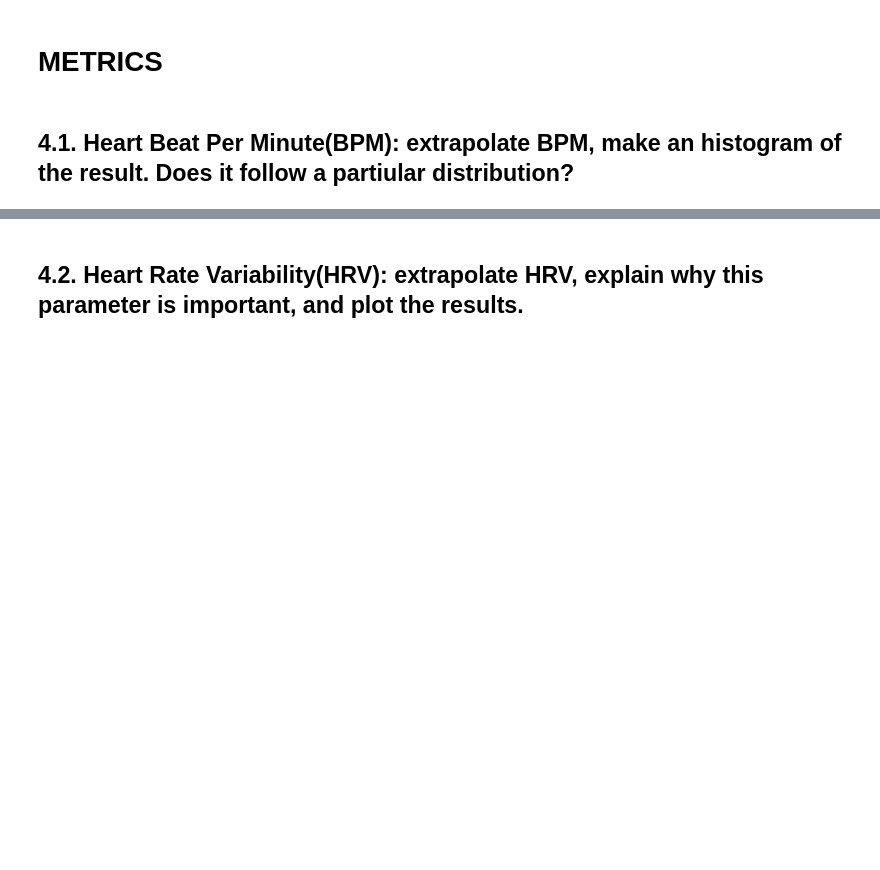
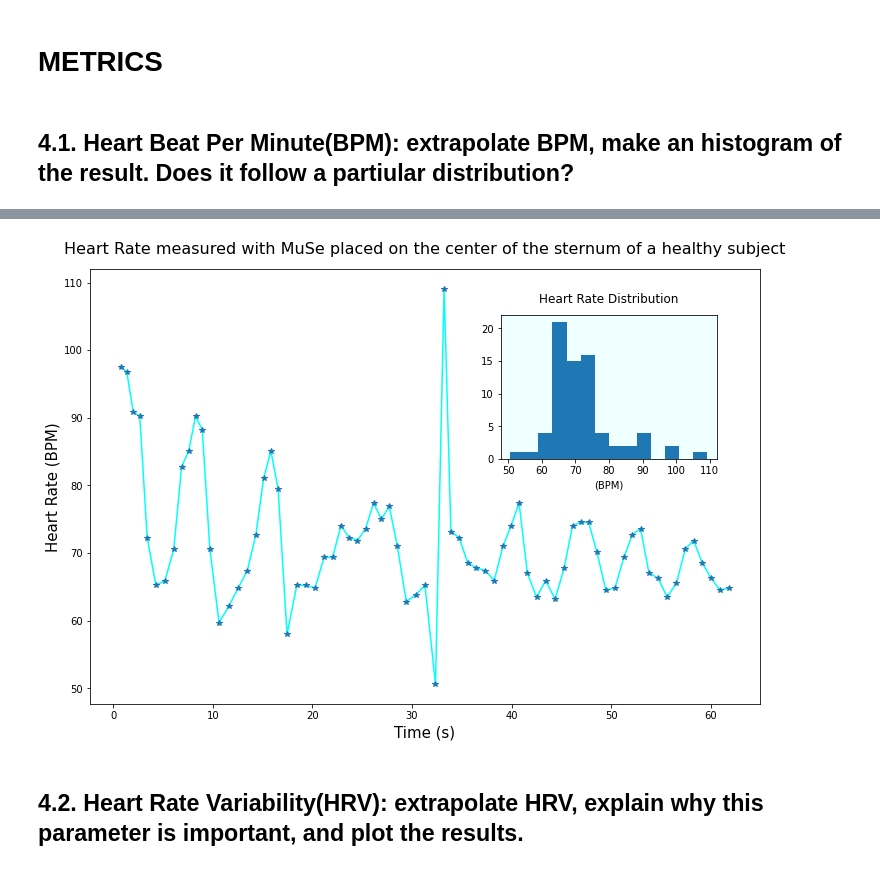
Before and after one commit to AleCapoPhys/HeartRateEstimation, a Jupyter notebook: Project_Clean_data.ipynb, the cells around one changed output, grey strips where cells are left out. Cells and saved outputs as stored; diff of their text form; code cells hidden in the pictures; blank space fills up the shorter version.

```diff
--- a/Project_Clean_data.ipynb
+++ b/Project_Clean_data.ipynb
@@ -663,3 +693,47 @@ for i in FFTs:
+# %%
+# We should filter the points that are valuable and estimate the periodicity between peaks
+# we said highest possible frequency = 120bpm, therefore it is only reasonable
+# that there is a peak at least every 1/120*60 seconds = 0.5s
+
+# This function does the same the find_peaks did automatically with the distance, i didnt know it did that at the time :D
+def time_frame(t, a, b):
+    # break if it is out of bounds of time
+    if b > (len(t)-1): return 0, 0
+    measure = (t[b] - t[a])
+    if measure > 0.5:
+        return measure, b
+    else:
+        b += 1
+        return time_frame(t, a, b)
+
+periodicity = []
+time_beat = []
+b = 0
+for i in range(len(time_PC2)):
+    if i == b:
+        p, b = time_frame(time_PC2, i, (i+1))
+        periodicity.append(p)
+        time_beat.append((time_PC2[b]+time_PC2[i])/2)
+periodicity.pop()
+time_beat.pop()
+# Heart beat frequency is the inverse of the periodicity time
+HB_values = 1/np.array(periodicity)*60
+#print(HB_values, np.array(time_beat))
+# %%
+#empty cell, do not delete, just edit
+fig = plt.figure(figsize = (12,8))
+plt.plot(time_beat, HB_values, color = 'cyan')
+plt.plot(time_beat, HB_values, '*')
+plt.title('Heart Rate measured with MuSe placed on the center of the sternum of a healthy subject', pad = 15, fontsize = 16)
+plt.ylabel('Heart Rate (BPM)', fontsize = 15)
+plt.xlabel('Time (s)', fontsize = 15)
+a = plt.axes([.6, .55, .25, .25], facecolor='azure')
+n, bins, patches = plt.hist(HB_values, 14)
+plt.title('Heart Rate Distribution', pad = 12)
+plt.xlabel('(BPM)')
+plt.show()
+# %% [output]
+[figure, added]
 # %%
 #empty cell, do not delete, just edit
 # %%
```
Also changed, not shown: parts of 10 cells of this notebook.
